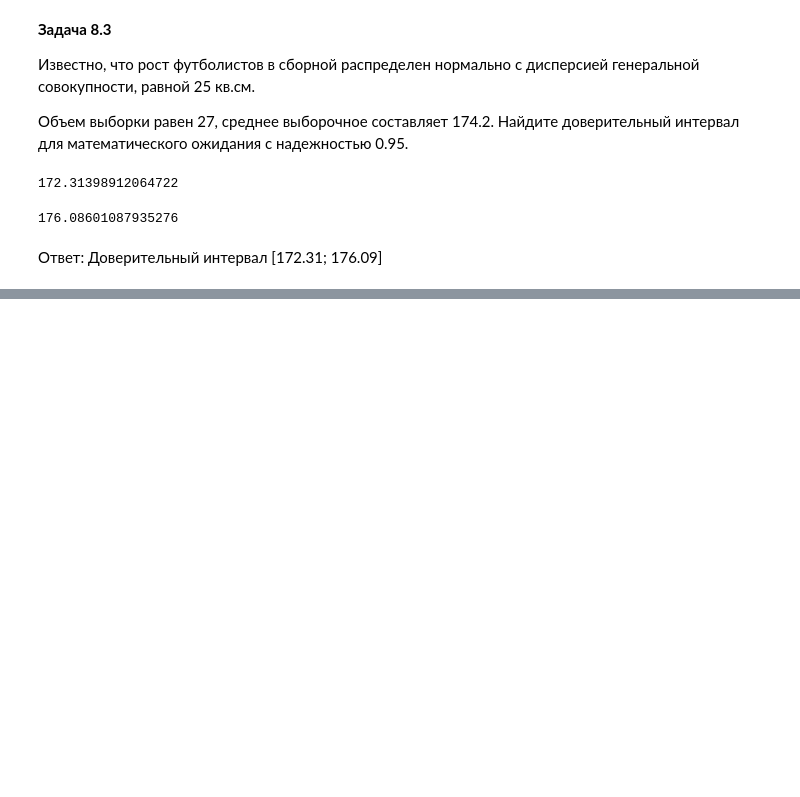
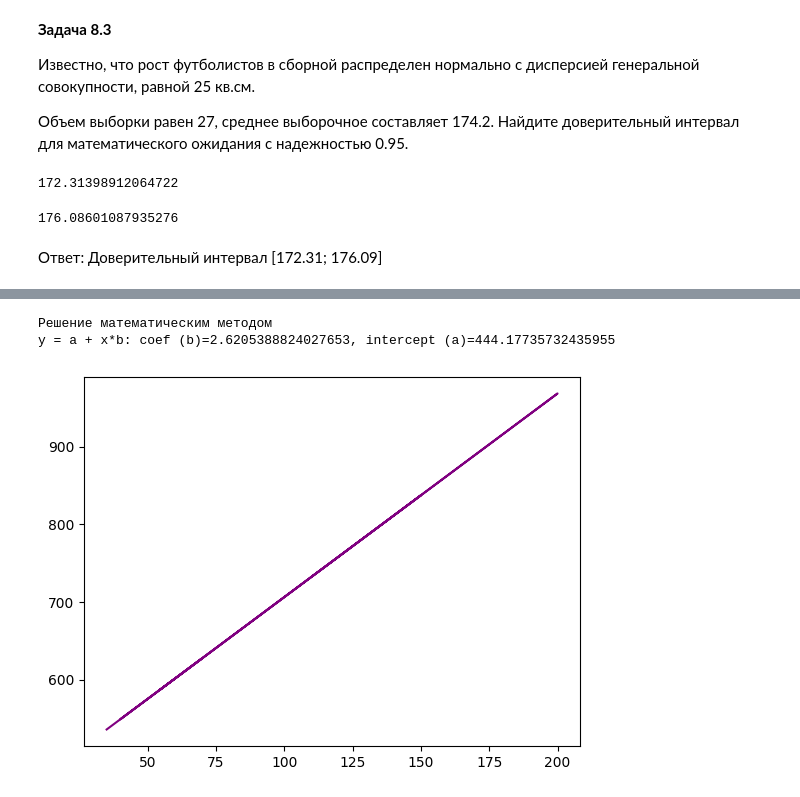
Before and after one commit to olegtyulyaev/--2, a Jupyter notebook: Probability_theory_HW1_10.ipynb, the cells around one changed output, grey strips where cells are left out. Drawn from its saved outputs; the diff is of its cells as text; code cells hidden in the pictures; blank space fills up the shorter version.

```diff
--- a/Probability_theory_HW1_10.ipynb
+++ b/Probability_theory_HW1_10.ipynb
@@ -886,0 +912,12 @@ x_1
+# %%
+# y = a + bx, математическим методом
+
+b=(n * sum(x*y) - sum(x)*sum(y)) / (n * sum(x**2) - sum(x)**2)
+a=np.mean(y) - b*np.mean(x)
+plt.plot(x, b * x + a, 'purple')
+print(f'Решение математическим методом\n\
+y = a + x*b: coef (b)={b}, intercept (a)={a}\n')
+# %% [output]
+Решение математическим методом
+y = a + x*b: coef (b)=2.6205388824027653, intercept (a)=444.17735732435955
+[figure, added]
```
Also changed, not shown: parts of 19 cells of this notebook.
